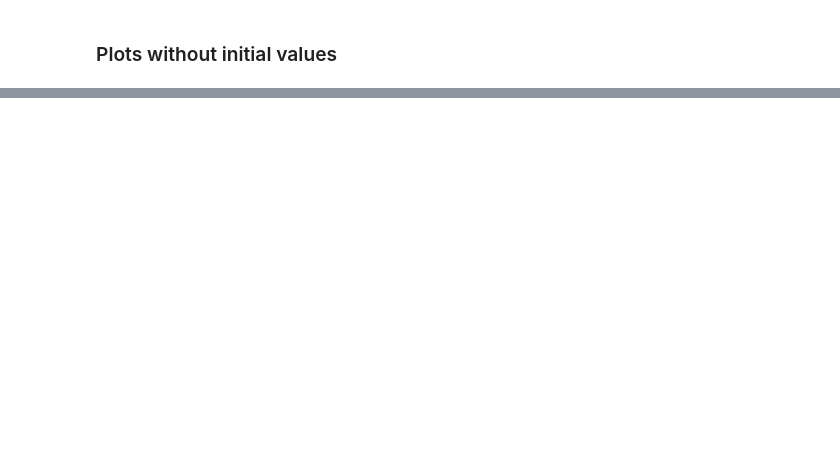
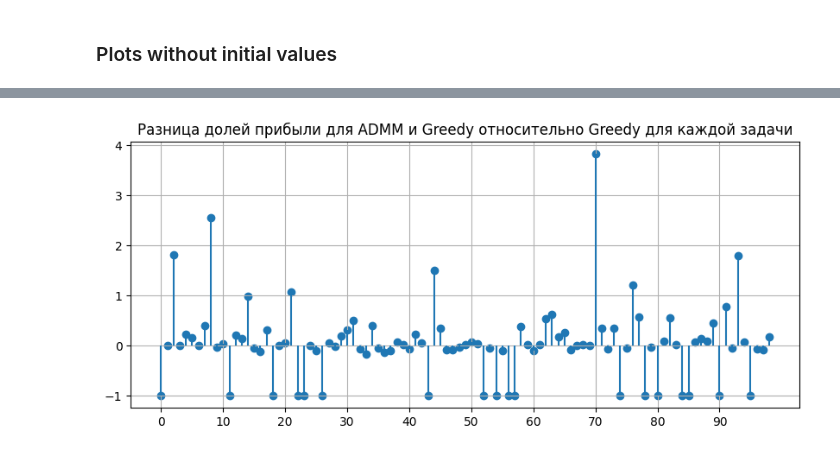
Before and after one commit to makselivanov/admm, a Jupyter notebook: experiments.ipynb, the cells around one changed output, grey strips where cells are left out. Saved outputs shown, nothing was run; the diff lists cells and outputs as text; code cells hidden in the pictures; blank space fills up the shorter version.

```diff
--- a/experiments.ipynb
+++ b/experiments.ipynb
@@ -159,0 +167,20 @@ plt.show()
+# %%
+plt.figure(figsize=(10, 4))
+
+delta_admm_greedy = []
+
+for result in results:
+    delta_admm_greedy.append((result["admm"] - result["greedy"]) / result["greedy"])
+
+xs = np.arange(len(results))
+
+
+plt.grid()
+plt.scatter(xs, delta_admm_greedy)
+plt.vlines(xs, [0], delta_admm_greedy)
+plt.title("Разница долей прибыли для ADMM и Greedy относительно Greedy для каждой задачи")
+plt.xticks(np.arange(0, len(xs), 10))
+plt.savefig("images/Profits_Ratio_Admm_Greedy.png")
+plt.show()
+# %% [output]
+[figure, added]
```
Also changed, not shown: parts of 5 cells of this notebook, 5 other files.
